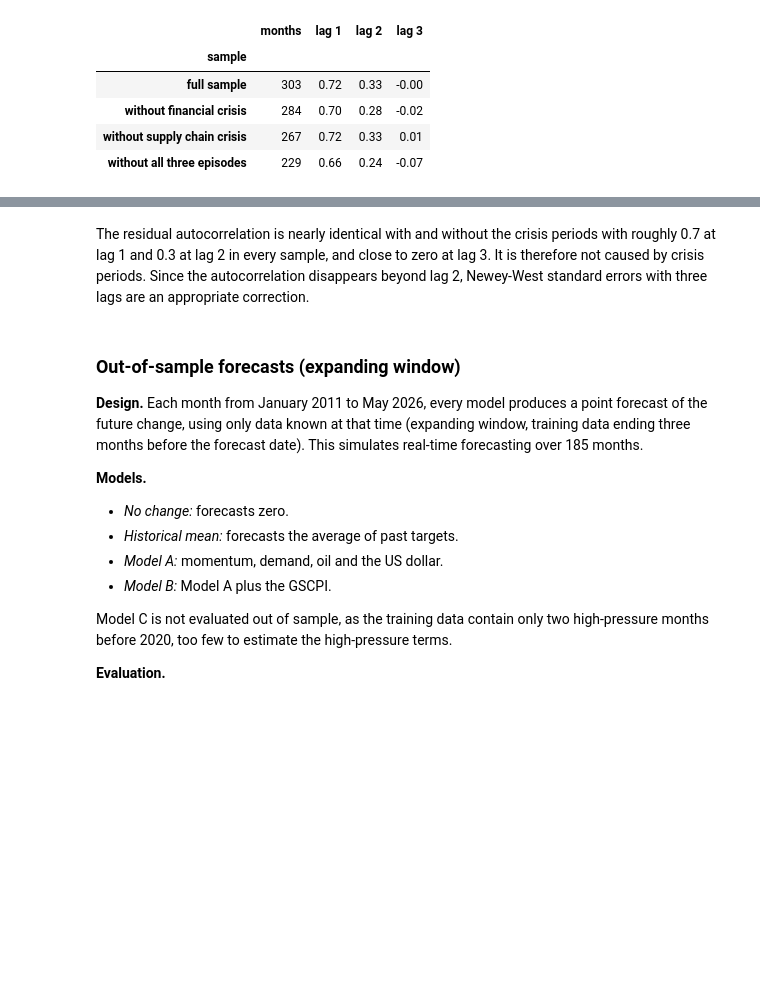
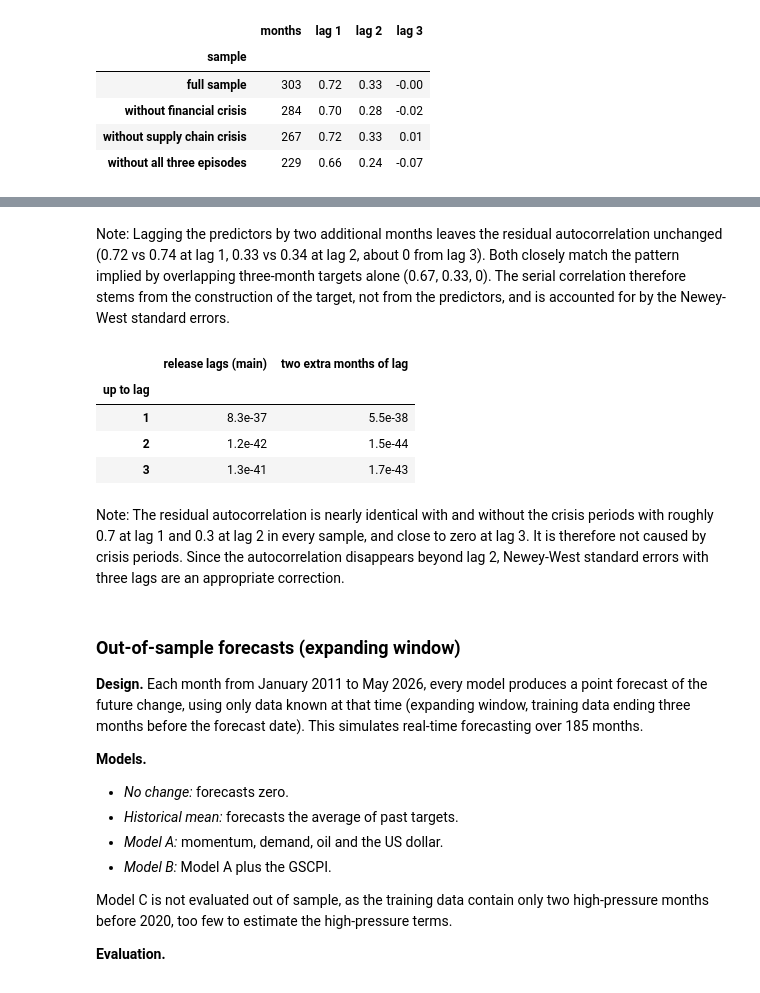
Before and after one commit to cilenia-gif/metals-supply-chain-pressure, a Jupyter notebook: code/03_model.ipynb, the cells around one changed output, grey strips where cells are left out. Drawn from its saved outputs; the diff is of its cells as text; code cells hidden in the pictures; blank space fills up the shorter version.

```diff
--- a/code/03_model.ipynb
+++ b/code/03_model.ipynb
@@ -649,5 +630,21 @@ display(ljung_box.map(lambda p: f"{p:.1e}"))
+# %% [markdown]
+Note: Lagging the predictors by two additional months leaves the residual autocorrelation unchanged (0.72 vs 0.74 at lag 1, 0.33 vs 0.34 at lag 2, about 0 from lag 3). Both closely match the pattern implied by overlapping three-month targets alone (0.67, 0.33, 0). The serial correlation therefore stems from the construction of the target, not from the predictors, and is accounted for by the Newey-West standard errors.
+# %%
+# Ljung-Box test (H0: no autocorrelation up to the given lag), for both versions
+ljung_box = pd.DataFrame({
+    "release lags (main)": acorr_ljungbox(residuals_main, lags=[1, 2, 3])["lb_pvalue"],
+    "two extra months of lag": acorr_ljungbox(residuals_extra_lag, lags=[1, 2, 3])["lb_pvalue"],
+})
+ljung_box.index.name = "up to lag"
+display(ljung_box.map(lambda p: f"{p:.1e}"))
+# %% [output]
+|  | release lags (main) | two extra months of lag |
+| up to lag |  |  |
+| 1 | 8.3e-37 | 5.5e-38 |
+| 2 | 1.2e-42 | 1.5e-44 |
+| 3 | 1.3e-41 | 1.7e-43 |
 # %% [markdown]
-The residual autocorrelation is nearly identical with and without the crisis periods with roughly 0.7 at lag 1 and 0.3 at lag 2 in every sample, and close to zero at lag 3. It is therefore not caused by crisis periods. Since the autocorrelation disappears beyond lag 2, Newey-West standard errors with three lags are an appropriate correction.
+Note: The residual autocorrelation is nearly identical with and without the crisis periods with roughly 0.7 at lag 1 and 0.3 at lag 2 in every sample, and close to zero at lag 3. It is therefore not caused by crisis periods. Since the autocorrelation disappears beyond lag 2, Newey-West standard errors with three lags are an appropriate correction.
 # %% [markdown]
 ### Out-of-sample forecasts (expanding window)
 
```
Also changed, not shown: parts of 38 cells of this notebook, 7 other files.
